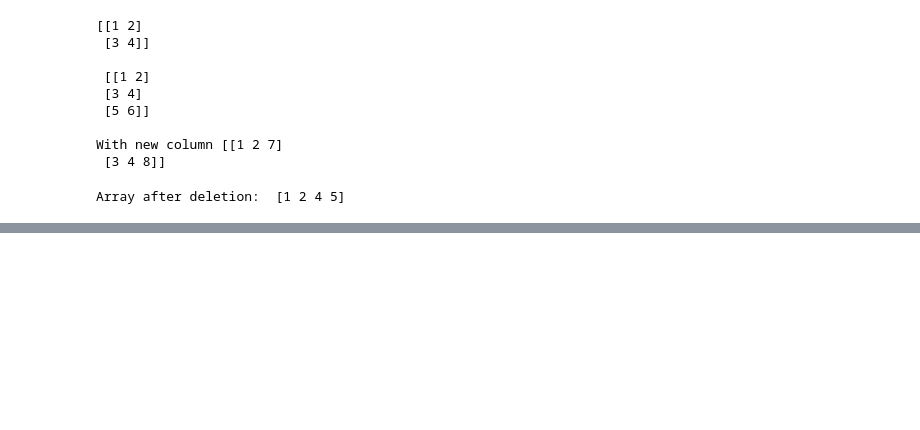
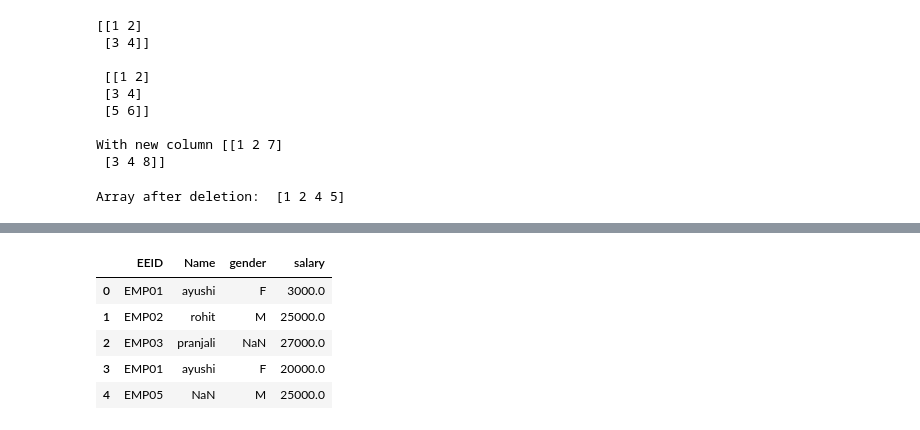
Before and after one commit to Eliminator746/kirat-Backend, a Jupyter notebook: numpy2025.ipynb, the cells around one changed output, grey strips where cells are left out. Cells and saved outputs as stored; diff of their text form; code cells hidden in the pictures; blank space fills up the shorter version.

```diff
--- a/numpy2025.ipynb
+++ b/numpy2025.ipynb
@@ -393,0 +506,14 @@ for item in data:
+# %%
+import numpy as np
+# print(data.replace(np.nan, 'Missing'))
+# print(data.replace(np.nan, 3000))
+
+data['salary']= data['salary'].replace(np.nan, 3000)
+data.head()
+# %% [output]
+|  | EEID | Name | gender | salary |
+| 0 | EMP01 | ayushi | F | 3000.0 |
+| 1 | EMP02 | rohit | M | 25000.0 |
+| 2 | EMP03 | pranjali | NaN | 27000.0 |
+| 3 | EMP01 | ayushi | F | 20000.0 |
+| 4 | EMP05 | NaN | M | 25000.0 |
```
Also changed, not shown: parts of 24 cells of this notebook.
